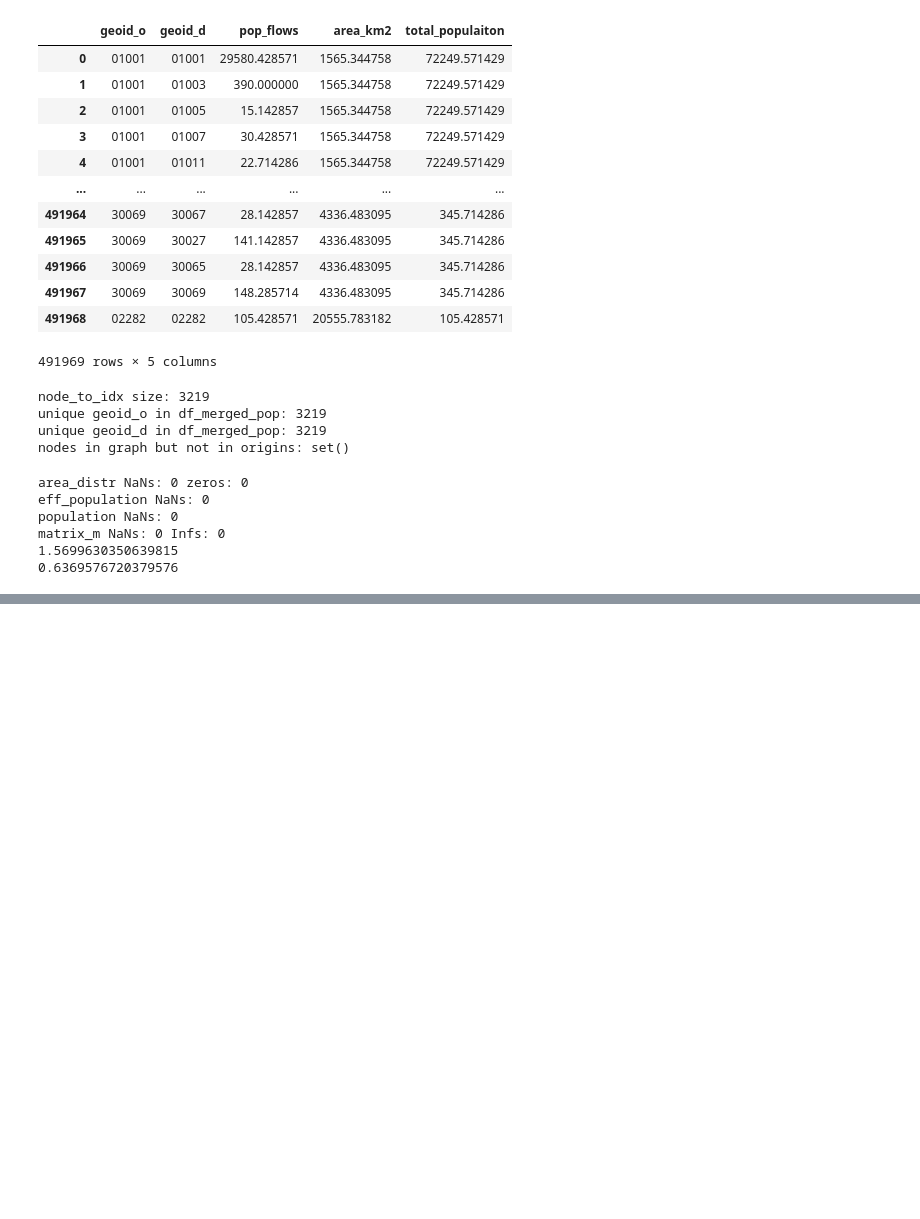
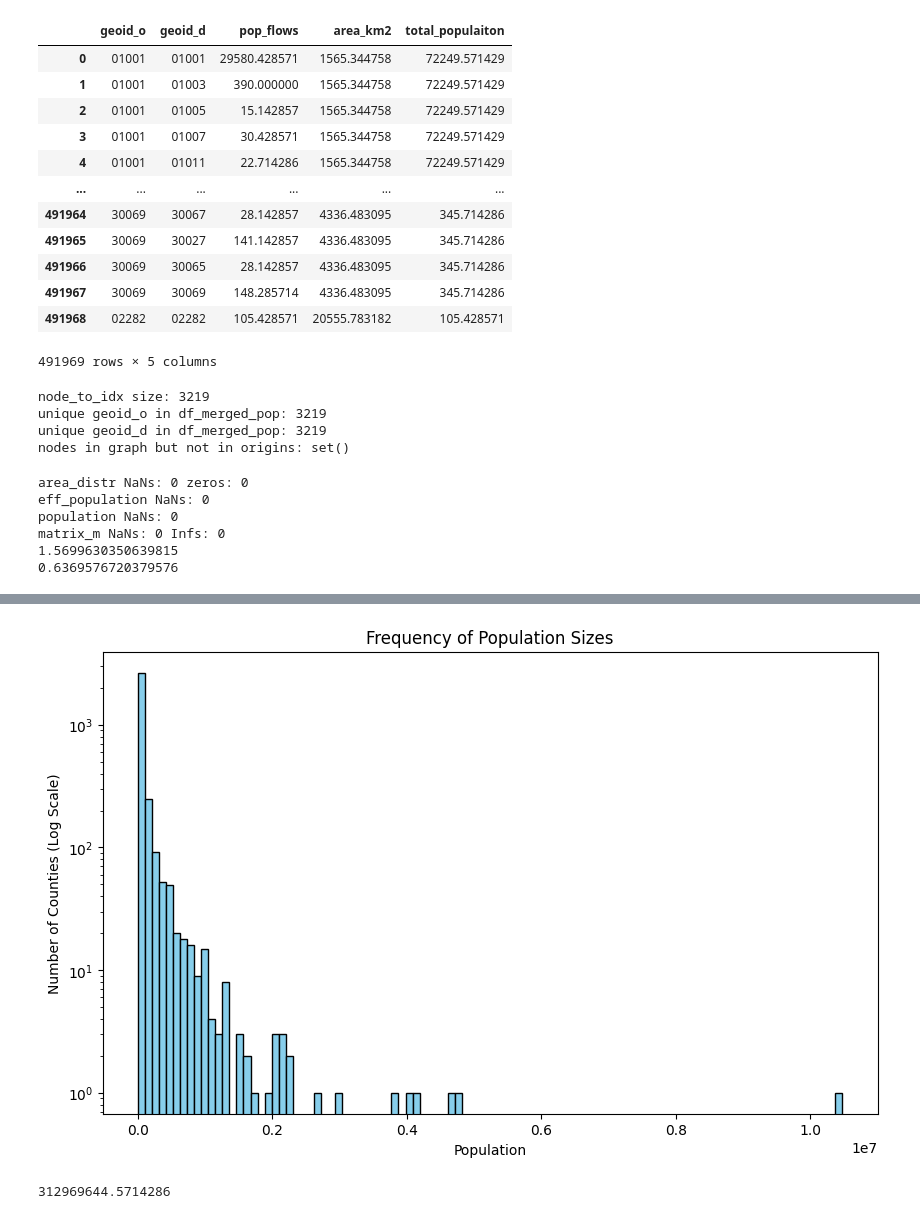
Before and after one commit to epnck/thesis, a Jupyter notebook: data generation/testing data.ipynb, the cells around one changed output, grey strips where cells are left out. Cells and saved outputs as stored; diff of their text form; code cells hidden in the pictures; blank space fills up the shorter version.

```diff
--- a/data generation/testing data.ipynb
+++ b/data generation/testing data.ipynb
@@ -212,0 +235,15 @@ matrix_m NaNs: 0 Infs: 0
+# %%
+import matplotlib.pyplot as plt
+
+plt.figure(figsize=(10, 6))
+plt.hist(population, bins=100, color='skyblue', edgecolor='black', log=True)
+plt.title("Frequency of Population Sizes")
+plt.xlabel("Population")
+plt.ylabel("Number of Counties (Log Scale)")
+plt.show()
+# %% [output]
+[figure, added]
+# %%
+population.sum()
+# %% [output]
+312969644.5714286
```
Also changed, not shown: parts of 2 cells of this notebook, 4 other files.
